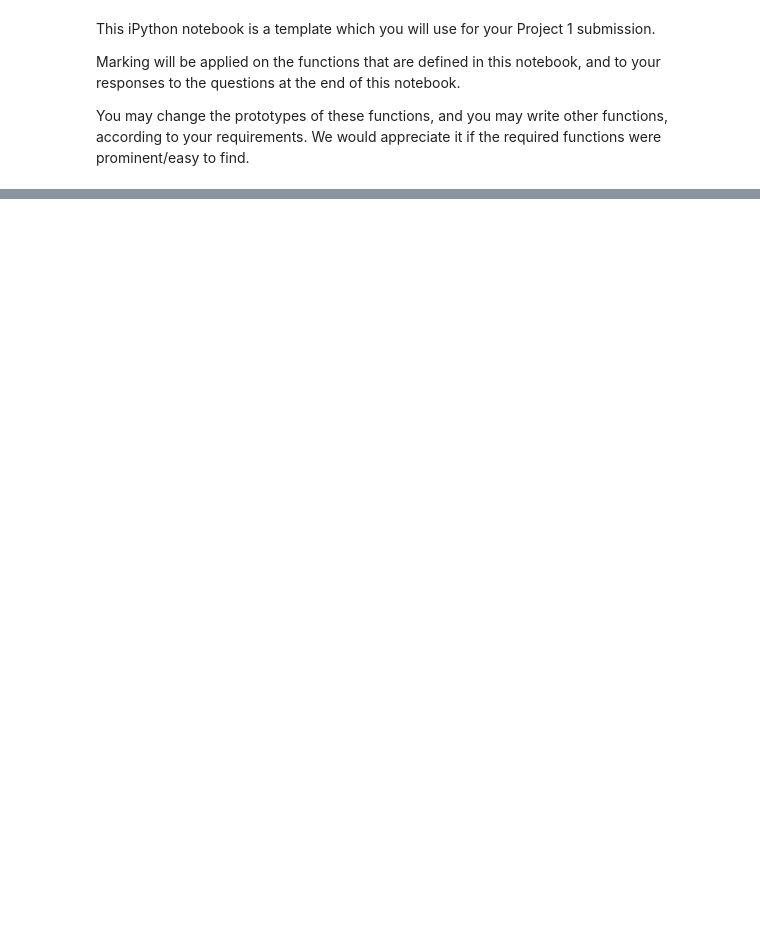
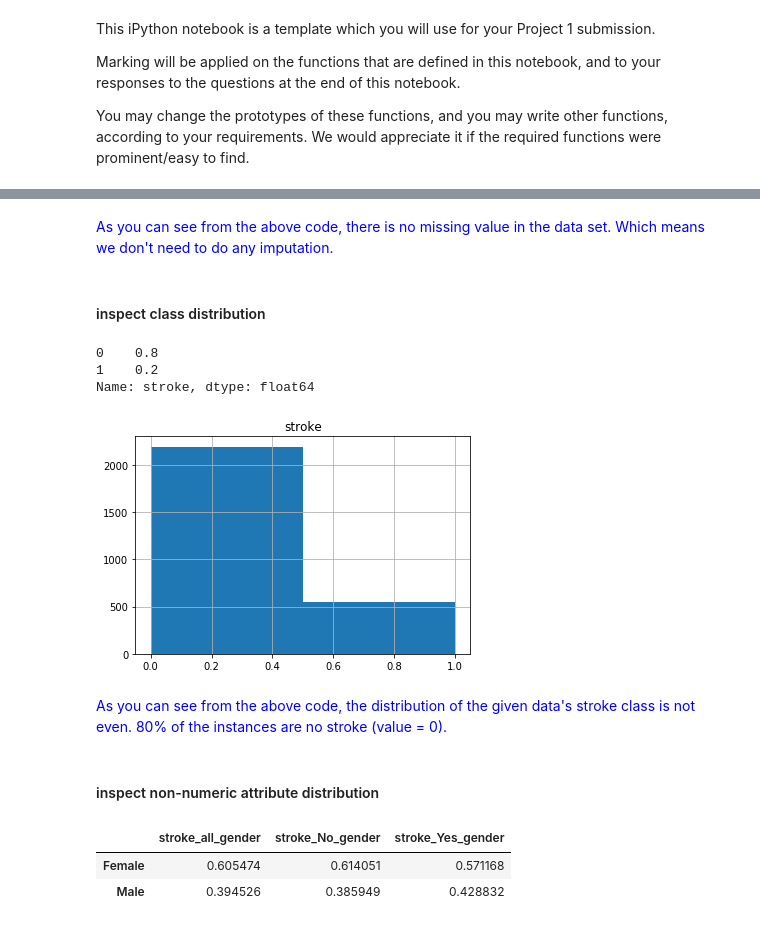
Before and after one commit to yangxvlin/Naive-Bayes-and-KNN-classifiers, a Jupyter notebook: 2020S2-proj1-Template.ipynb, the cells around one changed output, grey strips where cells are left out. Saved outputs shown, nothing was run; the diff lists cells and outputs as text; code cells hidden in the pictures; blank space fills up the shorter version.

```diff
--- a/2020S2-proj1-Template.ipynb
+++ b/2020S2-proj1-Template.ipynb
@@ -15,0 +33,2 @@ You may change the prototypes of these functions, and you may write other functi
+# %%
+DATA_FILE_PATH = "./stroke_update.csv"
@@ -56,0 +288,3 @@ You should respond to questions 1-4. In question 2 (b) you can choose between tw
+# %%
+stroke_df = pd.read_csv(DATA_FILE_PATH)
+stroke_df.sample(10)
@@ -56,0 +320,16 @@ You should respond to questions 1-4. In question 2 (b) you can choose between tw
+# %% [markdown]
+<font color=blue>As you can see from the above code, there is no missing value in the data set. Which means we don't need to do any imputation.</font>
+# %% [markdown]
+#### inspect class distribution
+# %%
+stroke_df.hist(column="stroke", bins=2)
+stroke_df["stroke"].value_counts() / stroke_df["stroke"].count()
+# %% [output]
+0    0.8
+1    0.2
+Name: stroke, dtype: float64
+[figure, added]
+# %% [markdown]
+<font color=blue>As you can see from the above code, the distribution of the given data's stroke class is not even. 80% of the instances are no stroke (value = 0).</font>
+# %% [markdown]
+#### inspect non-numeric attribute distribution
@@ -56,0 +366,6 @@ You should respond to questions 1-4. In question 2 (b) you can choose between tw
+# %%
+summaries[0]
+# %% [output]
+|  | stroke_all_gender | stroke_No_gender | stroke_Yes_gender |
+| Female | 0.605474 | 0.614051 | 0.571168 |
+| Male | 0.394526 | 0.385949 | 0.428832 |
```
Also changed, not shown: parts of 139 cells of this notebook, 2 other files.
